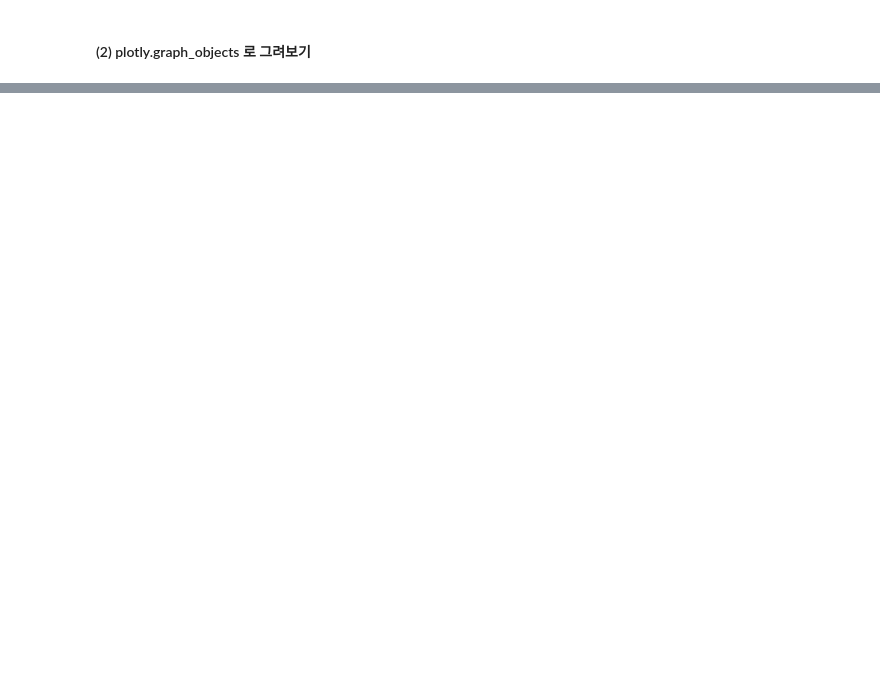
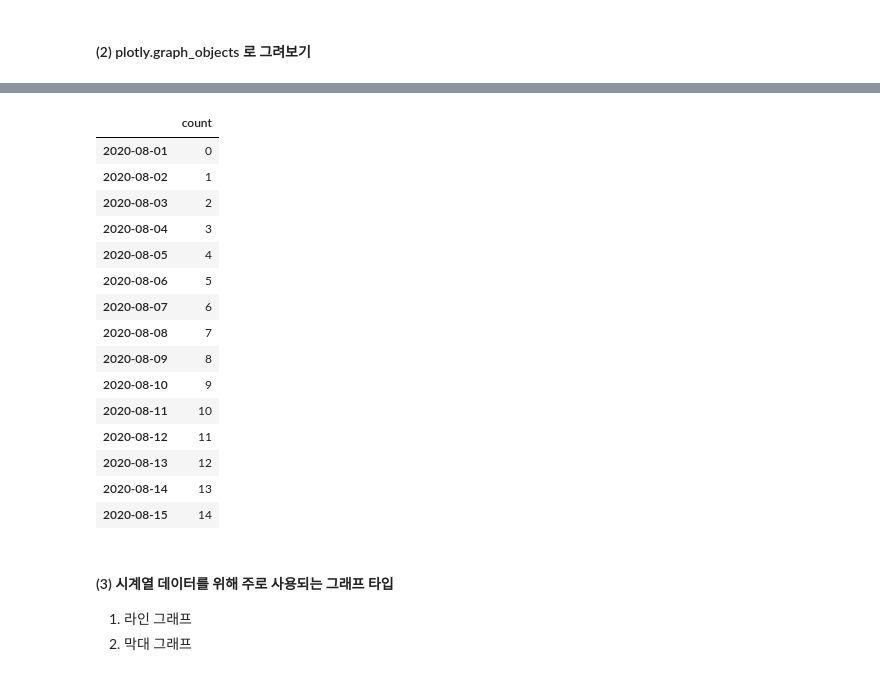
Before and after one commit to jhryu1208/Python_DataAnalysis_Pandas, a Jupyter notebook: Pandas/Deep_Data_and_Visual.ipynb, the cells around one changed output, grey strips where cells are left out. Saved outputs shown, nothing was run; the diff lists cells and outputs as text; code cells hidden in the pictures; blank space fills up the shorter version.

Commit message:
JH_Update Method of Exploration Deep Data Visualization_py

```diff
--- a/Pandas/Deep_Data_and_Visual.ipynb
+++ b/Pandas/Deep_Data_and_Visual.ipynb
@@ -304,0 +506,30 @@ fig.show()
+# %%
+import pandas as pd
+date_index = pd.date_range(start = '2020-08-01', periods = 15)
+
+# (상기) list로 선언되었음을 주의
+# (상기) list에 len함수를 적용할 경우 index의 갯수를 세어준다
+df = pd.DataFrame( data = range(len(date_index)), columns = ['count'], index = date_index)
+
+df
+# %% [output]
+|  | count |
+| 2020-08-01 | 0 |
+| 2020-08-02 | 1 |
+| 2020-08-03 | 2 |
+| 2020-08-04 | 3 |
+| 2020-08-05 | 4 |
+| 2020-08-06 | 5 |
+| 2020-08-07 | 6 |
+| 2020-08-08 | 7 |
+| 2020-08-09 | 8 |
+| 2020-08-10 | 9 |
+| 2020-08-11 | 10 |
+| 2020-08-12 | 11 |
+| 2020-08-13 | 12 |
+| 2020-08-14 | 13 |
+| 2020-08-15 | 14 |
+# %% [markdown]
+#### (3) 시계열 데이터를 위해 주로 사용되는 그래프 타입
+1. 라인 그래프
+2. 막대 그래프
```
Also changed, not shown: parts of 37 cells of this notebook.
